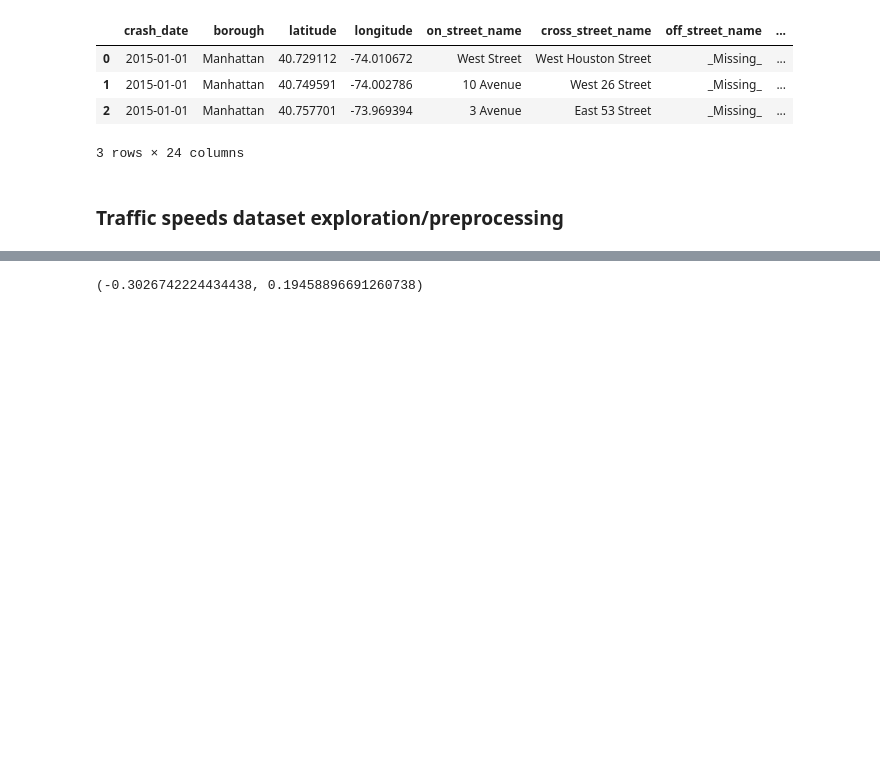
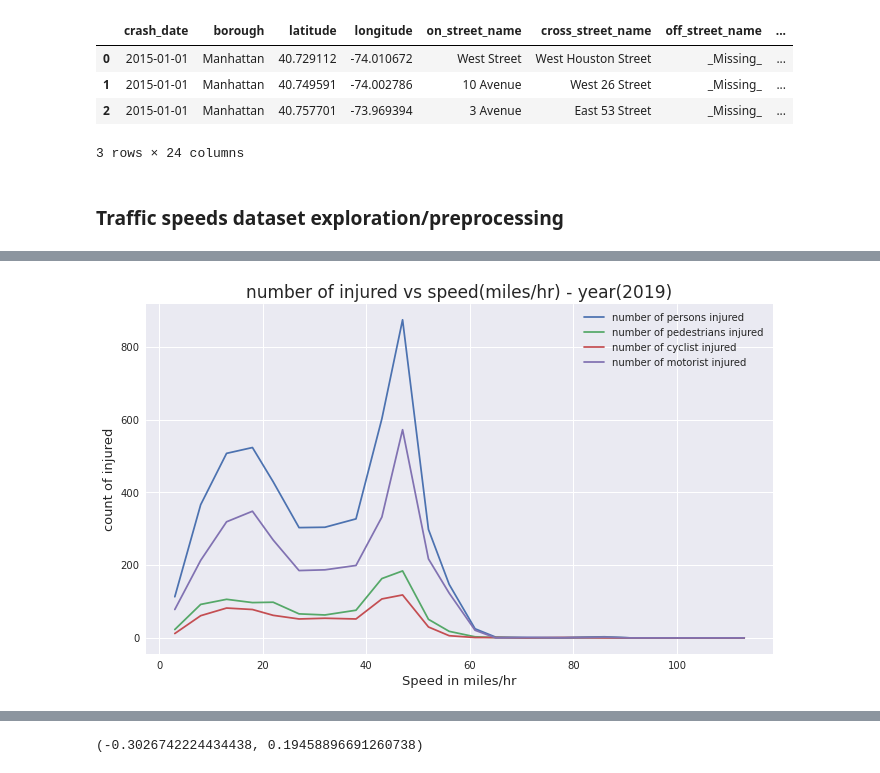
Before and after one commit to amitj1jan/MileStone-I-MADS-Course, a Jupyter notebook: SIADS592.ipynb, the cells around one changed output, grey strips where cells are left out. Saved outputs shown, nothing was run; the diff lists cells and outputs as text; code cells hidden in the pictures; blank space fills up the shorter version.

```diff
--- a/SIADS592.ipynb
+++ b/SIADS592.ipynb
@@ -862,7 +862,7 @@ crashes_gdf = geo_preprocessing(crashes)
 # del crashes
 crashes_gdf.head(3)
 
-cols_to_drop = ['crash_time', 'zip_code', 'location', 'month', 'hr']
+cols_to_drop = ['crash_time', 'zip_code', 'location', 'hr']
 crashes_gdf = crashes_gdf.drop(columns=cols_to_drop)
 # %%
 %%time
@@ -1069,0 +958,5 @@ multiline_plot(crahes_speed_years_grp, 'Speed', killed_norm_cols_to_lineplot, ti
+# %%
+years = [2015]
+crahes_speed_yr = traffic_speed_crash_relation(crashes_gdf, years, bins)
+crahes_speed_yr_grp = traffic_speed_crash_grp_metric(crahes_speed_yr)
+crahes_speed_yr_grp.head(3)
@@ -1069,0 +968,8 @@ multiline_plot(crahes_speed_years_grp, 'Speed', killed_norm_cols_to_lineplot, ti
+# %%
+injrd_cols_to_lineplot = ['number_of_persons_injured', 'number_of_pedestrians_injured',    \
+                    'number_of_cyclist_injured', 'number_of_motorist_injured']
+year = 2019
+title = 'number of injured vs speed(miles/hr) - year(' + str(year) + ')'
+crash_plt = multiline_plot(crahes_speed_yr_grp, 'Speed', injrd_cols_to_lineplot, title=title, xlabel='')
+# %% [output]
+[figure, added]
```
Also changed, not shown: parts of 158 cells of this notebook.
